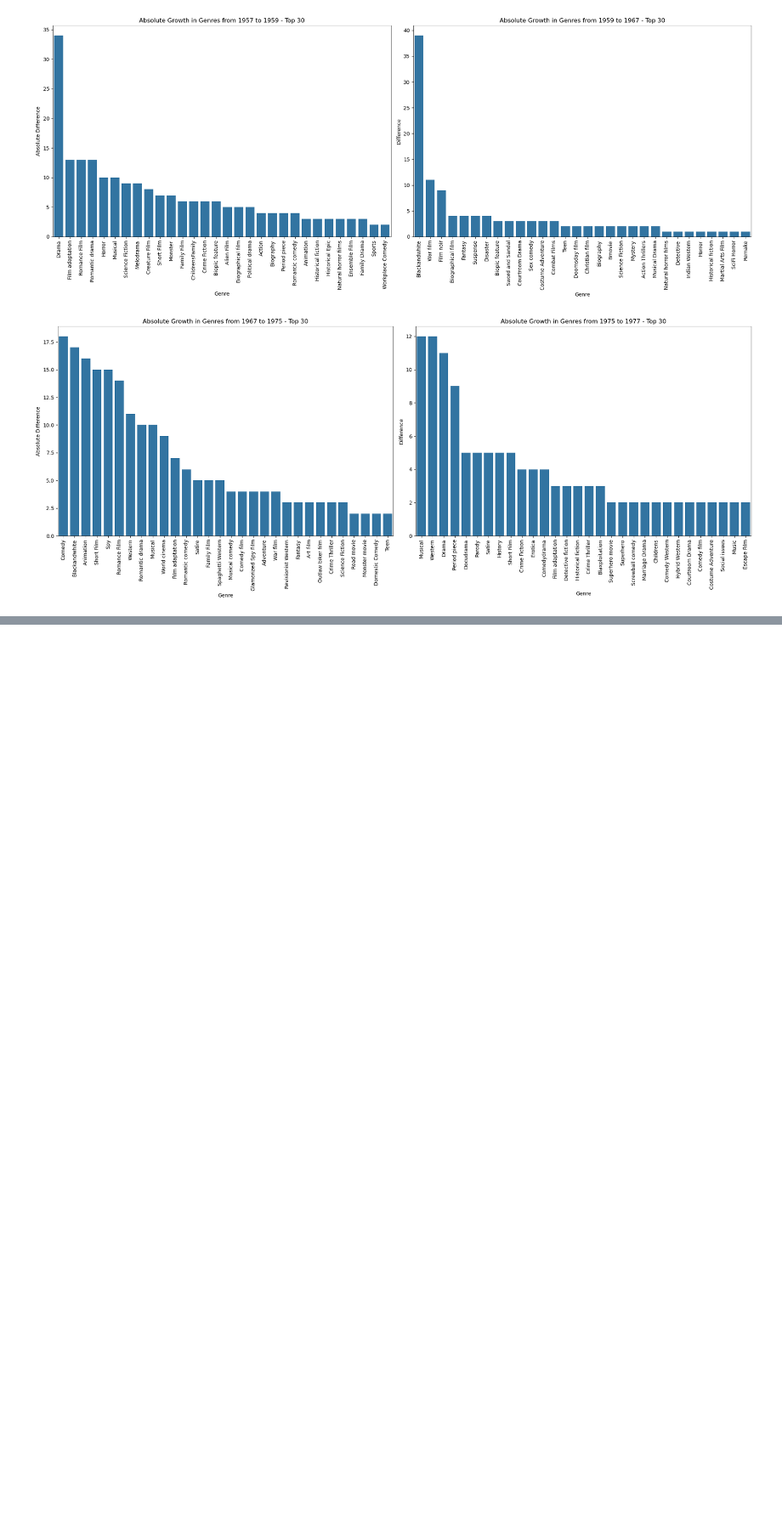
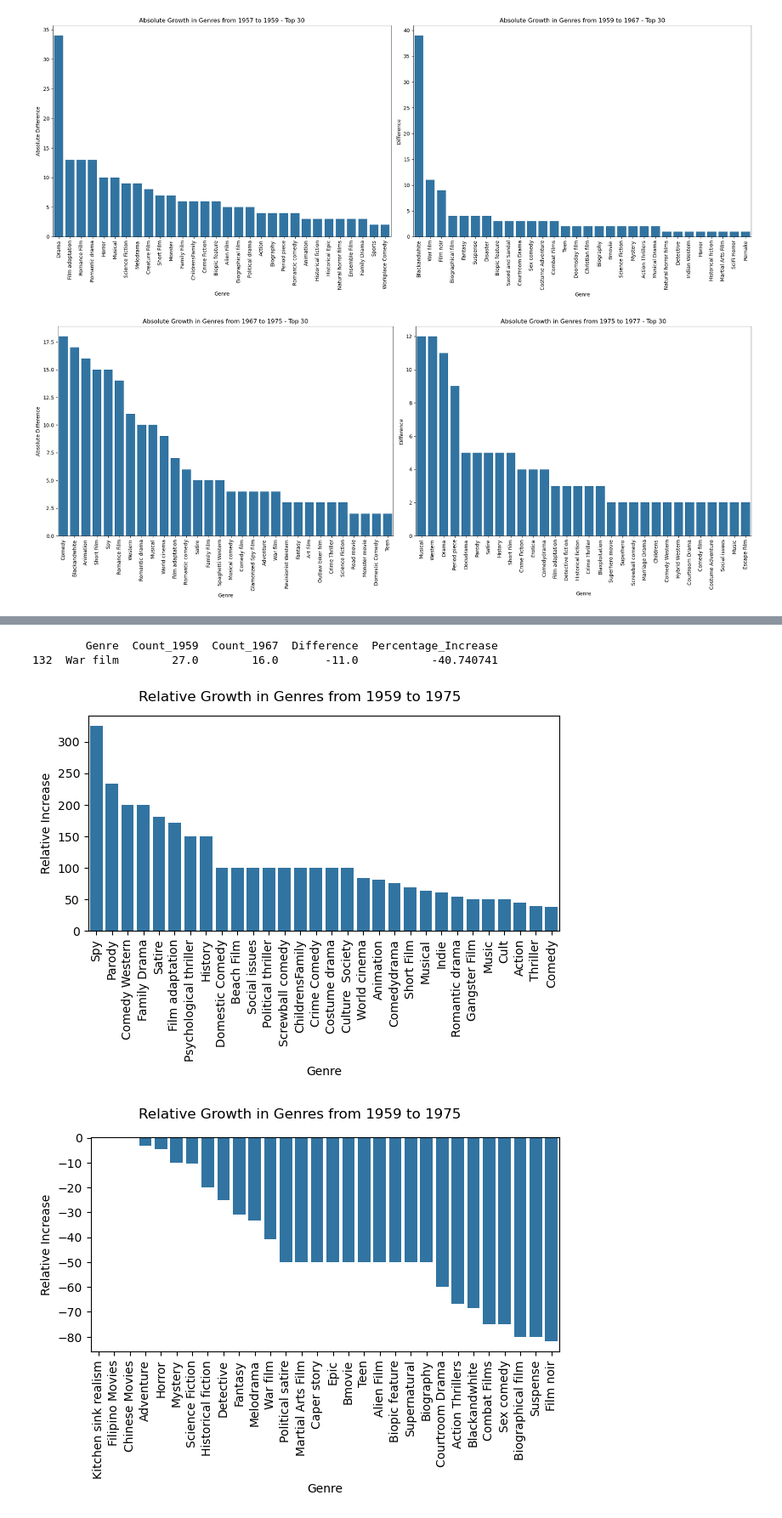
Before and after one commit to epfl-ada/ada-2024-project-americandentalassociation, a Jupyter notebook: Question1_Notebook.ipynb, the cells around one changed output, grey strips where cells are left out. Shown at 85% size. Cells and saved outputs as stored; diff of their text form; code cells hidden in the pictures; blank space fills up the shorter version.

```diff
--- a/Question1_Notebook.ipynb
+++ b/Question1_Notebook.ipynb
@@ -165,0 +180,15 @@ plt.close()
+# %%
+relative_growth = calc_genre_growth(counts_year1, counts_year2, year1, year2)
+relative_growth['Percentage_Increase'] = relative_growth['Percentage_Increase'].replace([np.inf, -np.inf], np.nan)
+relative_growth = relative_growth.dropna(subset=['Percentage_Increase'])
+relative_growth = relative_growth[relative_growth['Percentage_Increase'] != -100]
+print(relative_growth[relative_growth["Genre"] == "War film"])
+sns.barplot(data = relative_growth.head(30), x = "Genre", y = "Percentage_Increase")
+name_plot("Relative Increase", "Relative Growth in Genres from 1959 to 1975")
+sns.barplot(data = relative_growth.tail(30), x = "Genre", y = "Percentage_Increase")
+name_plot("Relative Increase", "Relative Growth in Genres from 1959 to 1975")
+# %% [output]
+        Genre  Count_1959  Count_1967  Difference  Percentage_Increase
+132  War film        27.0        16.0       -11.0           -40.740741
+[figure, added]
+[figure, added]
```
Also changed, not shown: parts of 11 cells of this notebook.
